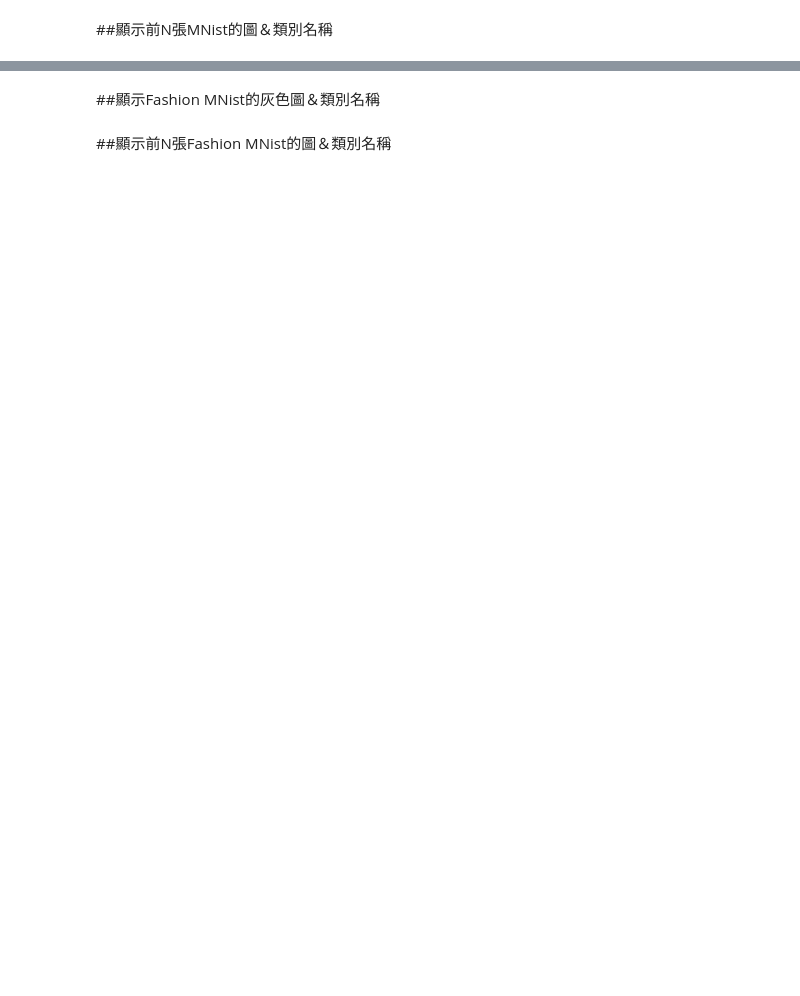
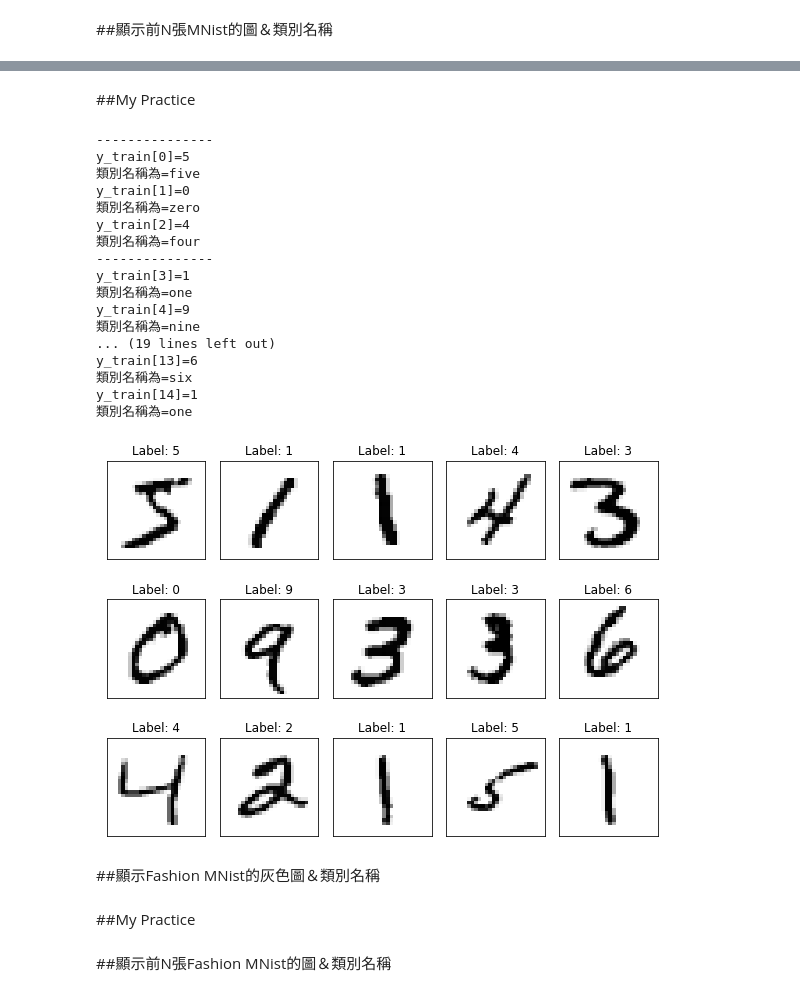
Before and after one commit to yuyangweng/Deep_Learning_Ittraining, a Jupyter notebook: Keras_v0_6.ipynb, the cells around one changed output, grey strips where cells are left out. Drawn from its saved outputs; the diff is of its cells as text; code cells hidden in the pictures; blank space fills up the shorter version.

```diff
--- a/Keras_v0_6.ipynb
+++ b/Keras_v0_6.ipynb
@@ -594,0 +610,11 @@ plt.imshow(X_train[0], cmap = plt.get_cmap('gray'))
+# %%
+import tensorflow as tf
+import tensorflow.keras
+from tensorflow.keras import datasets
+import matplotlib.pyplot as plt
+
+(X_train,y_train),(X_test,y_test)=datasets.mnist.load_data()
+classes = ['zero', 'one', 'two', 'three', 'four', 'five', 'six', 'seven', 'eight', 'nine']
+print(f'y_train[0]={y_train[0]}')
+print(f'類別名稱為={classes[y_train[0]]}')
+plt.imshow(X_train[0], cmap = plt.get_cmap('gray'))
@@ -619,6 +670,41 @@ for i in range(15):
 from pyvizml import ImshowSubplots
 iss = ImshowSubplots(rows=3, cols=5, fig_size=(8, 6))
 iss.im_show(X_train, y_train)
+# %% [markdown]
+##My Practice
+# %%
+import tensorflow as tf
+import tensorflow.keras
+from tensorflow.keras import datasets
+(X_train,y_train),(X_test,y_test) = datasets.mnist.load_data()
+
+for i in range(15):
+  if i %3==0:
+    print('-'*15)
+  print(f'y_train[{i}]={y_train[i]}')
+  print(f'類別名稱為={classes[y_train[i]]}')
+
+iss=ImshowSubplots(rows=3,cols=5,fig_size=(8,6))
+iss.im_show(X_train,y_train)
+# %% [output]
+---------------
+y_train[0]=5
+類別名稱為=five
+y_train[1]=0
+類別名稱為=zero
+y_train[2]=4
+類別名稱為=four
+---------------
+y_train[3]=1
+類別名稱為=one
+y_train[4]=9
+類別名稱為=nine
+... (19 lines left out)
+y_train[13]=6
+類別名稱為=six
+y_train[14]=1
+類別名稱為=one
+[figure, added]
 # %% [markdown]
 ##顯示Fashion MNist的灰色圖＆類別名稱
 # %%
@@ -640,3 +726,5 @@ print(f'類別名稱為={classes[y_train[0]]}')
 import matplotlib.pyplot as plt
 #顯示黑底白字
 plt.imshow(X_train[0], cmap = plt.get_cmap('gray'))
+# %% [markdown]
+##My Practice
```
Also changed, not shown: parts of 68 cells of this notebook.
